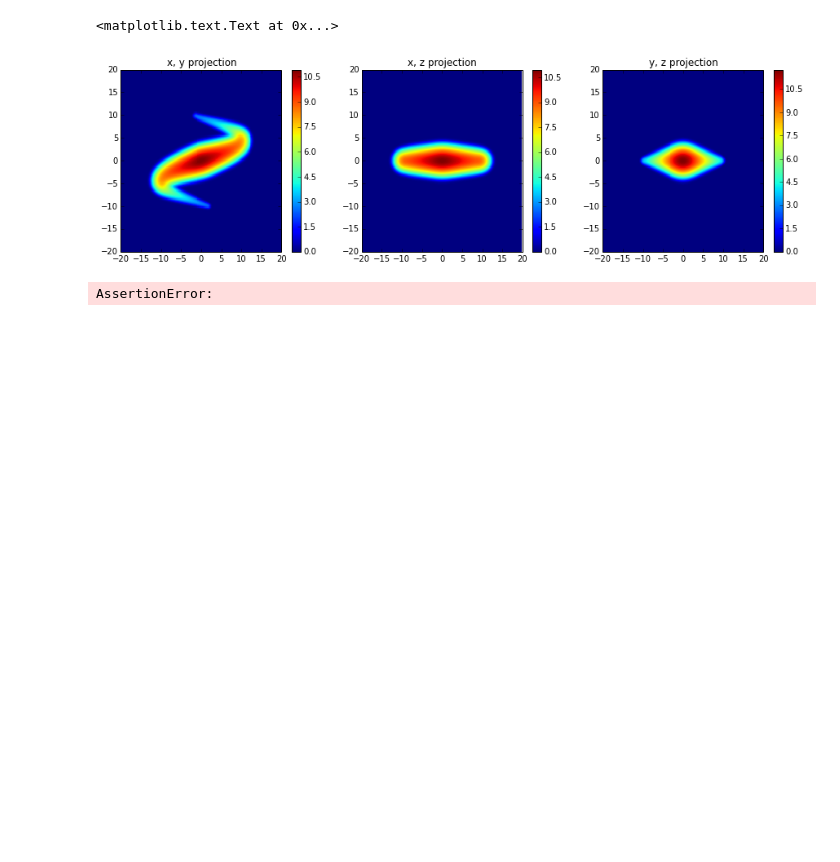
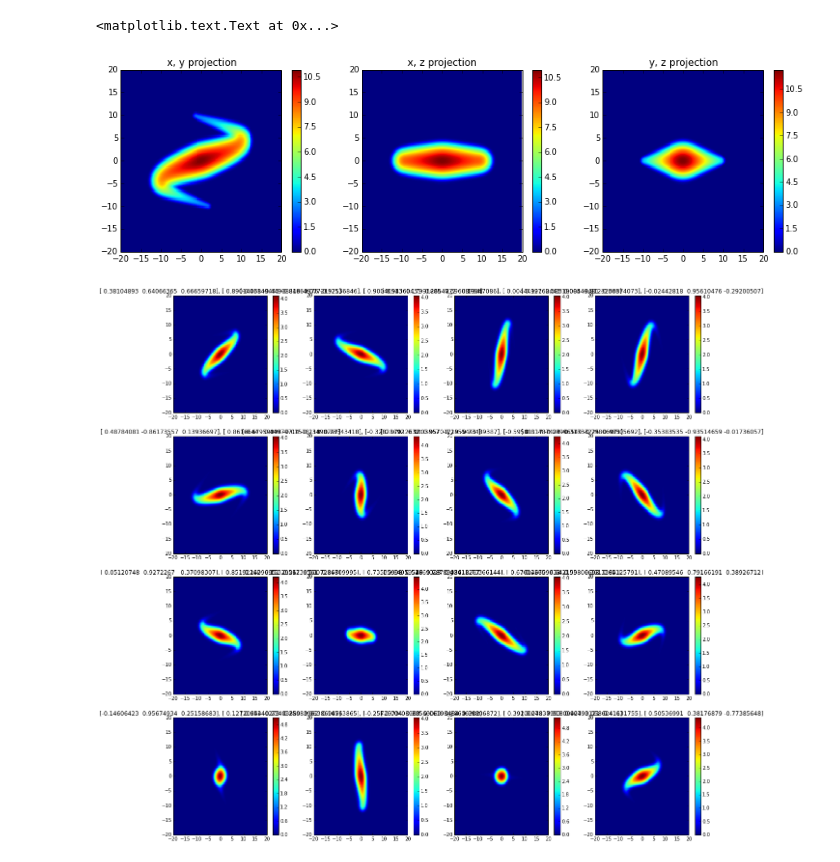
Before and after one commit to davidwhogg/DeprojectAllGalaxies, a Jupyter notebook: astrohack_projections.ipynb, the cells around one changed output. Cells and saved outputs as stored; diff of their text form; code cells hidden in the pictures; blank space fills up the shorter version.

Commit message:
synthetic images creation

```diff
--- a/astrohack_projections.ipynb
+++ b/astrohack_projections.ipynb
@@ -52,42 +52,46 @@ plt.title("y, z projection")
 <matplotlib.text.Text at 0x...>
 [figure]
 # %%
+import astrohack_projections
+reload(astrohack_projections)
+
 matplotlib.rcParams['figure.figsize'] = 20, 20
 
 # build a kind of galaxy and project it onto x,y,z
-gal_model = astrohack_projections.galaxy_model_3d()
+gal_model_A = astrohack_projections.galaxy_model_3d()
 
 running_y_vec = numpy.arange(-10, 10, 0.1)
 running_x_vec = 10 * numpy.sin(running_y_vec/3.0)
 running_cov_vec = (11 - numpy.abs(running_y_vec))/11.0
 running_alpha_vec = numpy.exp(11 - numpy.abs(running_y_vec))
 
 for i in xrange(len(running_y_vec)):
-    gal_model.add_gaussian(float(running_alpha_vec[i]),
+    gal_model_A.add_gaussian(float(running_alpha_vec[i]),
                            numpy.array((running_x_vec[i], running_y_vec[i], 0)),
                            numpy.eye(3) * running_cov_vec[i])
+gal_model_A = gal_model_A * 0.001
 
 # now do the projection
 xs = numpy.arange(-20, 20, 0.2)
 ys = numpy.arange(-20, 20, 0.2)
 X, Y = numpy.meshgrid(xs, ys)
 
 # plot the same galaxy but with different rotation values
 x_angles = numpy.array((0.0, 30.0, 60.0, 90.0))
 y_angles = numpy.array((0.0, 30.0, 60.0, 90.0))
 
 for i, x_angle in enumerate(x_angles):
     for j, y_angle in enumerate(y_angles):
 
 #        r = astrohack_projections.rotation_3d()
 #        xi_hat = r.rotate_vector(float(x_angle), float(y_angle), 0.0, numpy.array((1, 0, 0)))
 #        eta_hat = r.rotate_vector(float(x_angle), float(y_angle), 0.0, numpy.array((0, 1, 0)))
         xi_hat, eta_hat = astrohack_projections.choose_random_projection()
-        densities = gal_model.render_2d_image(xi_hat, eta_hat, xs, ys)
+        densities = gal_model_A.render_2d_image(xi_hat, eta_hat, xs, ys)
 
         plt.subplot(len(x_angles), len(y_angles), 4*i + j + 1)
         plt.pcolormesh(X, Y, numpy.log1p(densities))
         plt.colorbar()
         plt.title("%s, %s" % (str(xi_hat), str(eta_hat)))
 # %% [output]
-AssertionError:
+[figure, added]
```
Also changed, not shown: parts of 1 cell of this notebook, 1 other file.
